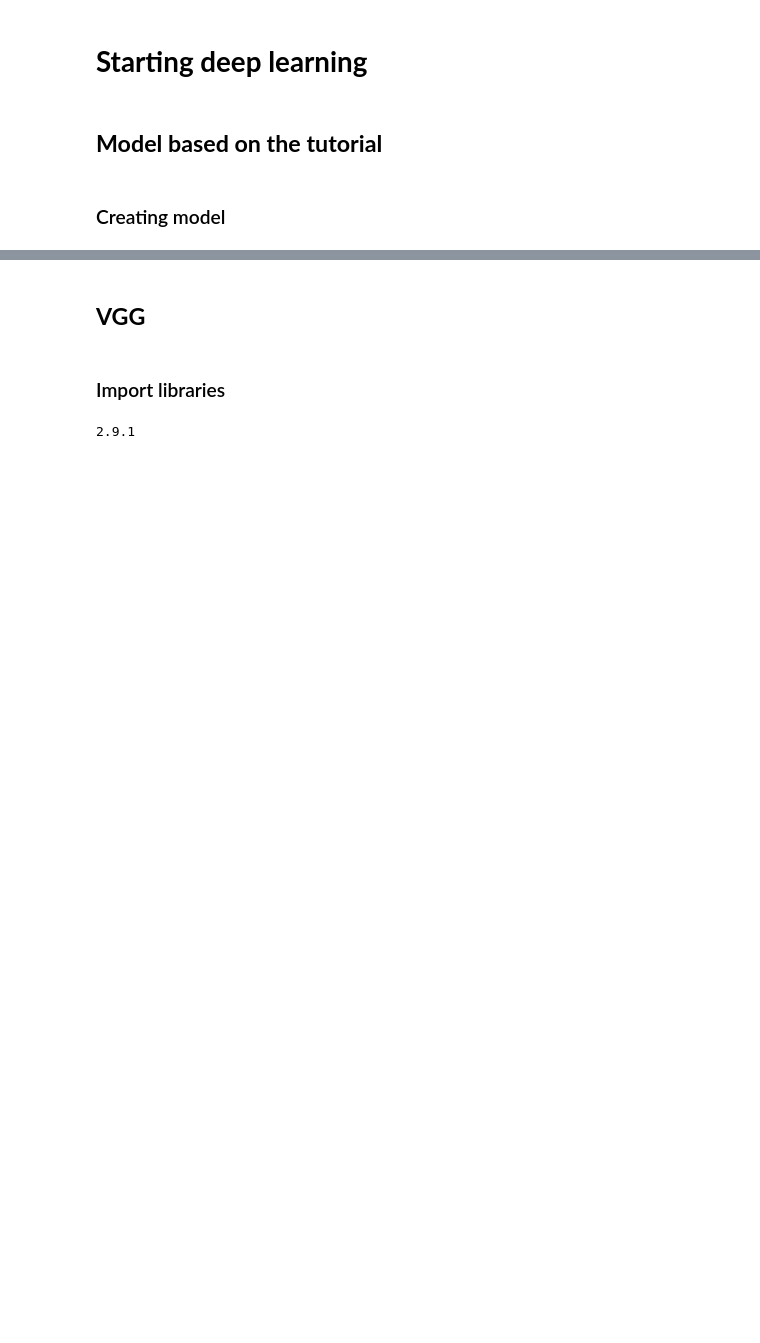
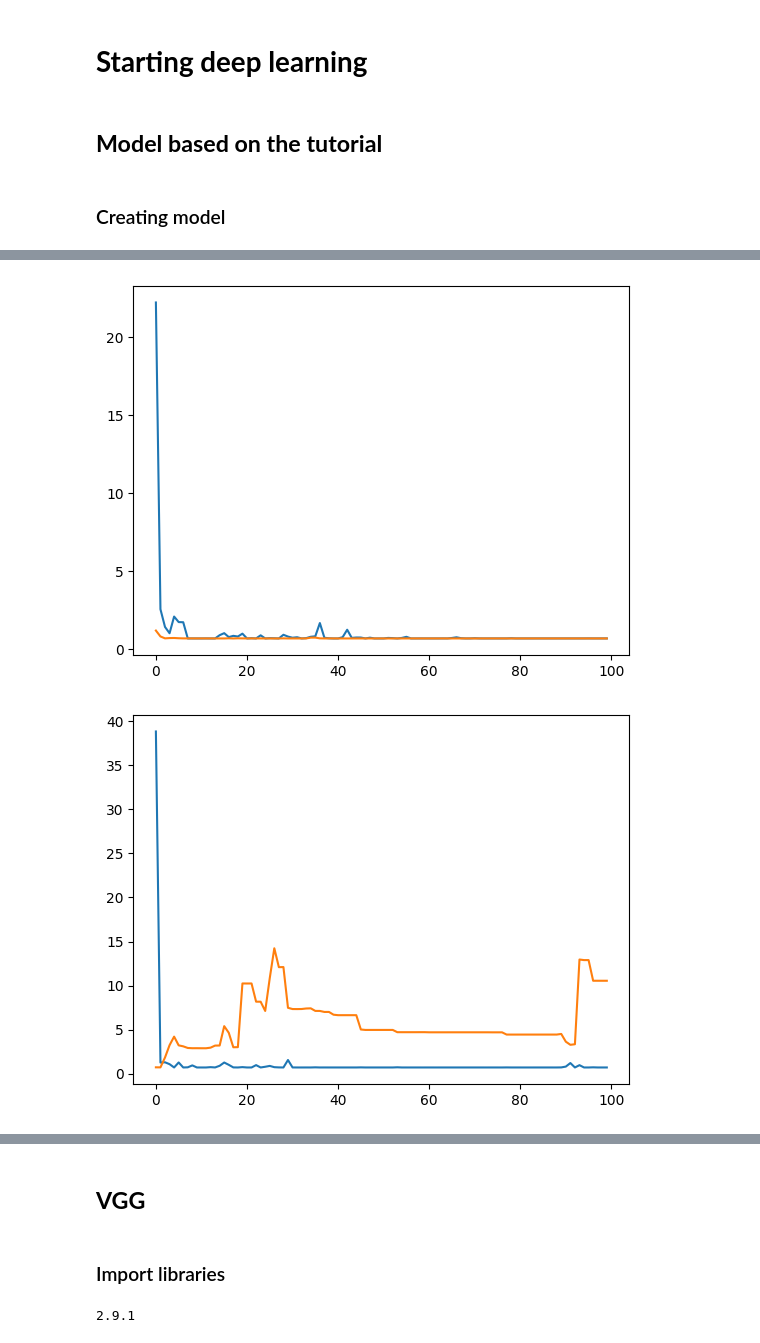
Before and after one commit to ANAGEO/slumap-ymca, a Jupyter notebook: Deep_Nairobi.ipynb, the cells around one changed output, grey strips where cells are left out. Drawn from its saved outputs; the diff is of its cells as text; code cells hidden in the pictures; blank space fills up the shorter version.

```diff
--- a/Deep_Nairobi.ipynb
+++ b/Deep_Nairobi.ipynb
@@ -183,7 +217,7 @@ model.compile(optimizer=RMSprop(learning_rate=0.001),
 # %%
 class myCallback(tf.keras.callbacks.Callback):
   def on_epoch_end(self, epoch, logs = {}):
-    if logs.get('accuracy') > 0.798:
+    if logs.get('accuracy') > 0.90:
       print("\n Enough accuracy")
       self.model.stop_training = True
 
@@ -193,2 +224,0 @@ callbacks = myCallback()
-# %%
-history = model.fit(stack_train, patch_lulc_train, epochs=20, batch_size=10, callbacks=[callbacks])
@@ -229,2 +270,0 @@ stack = stackage(path_grid_raster)
-# %%
-stack_grid = normalise_01(stack)
@@ -269,0 +271,15 @@ with open('prob_slum.csv','w') as file :
+# %%
+RD = []
+HIST = []
+PRED = []
+for i in range(5) :
+    rd = np.random.randint(1,500)
+    RD.append(rd)
+    patch_id_train, patch_id_test, patch_lulc_train, patch_lulc_test = train_test_split(patch_id,patch_lulc, test_size=0.2, random_state=rd)
+    stack_train = assimilation(patch_id_train, patch_id_test)[0]
+    stack_test = assimilation(patch_id_train, patch_id_test)[1]
+    history, predict = basic_model(stack_train, patch_lulc_train, stack_test,patch_lulc_test, stack_grid, 100, 64, callbacks)
+    HIST.append(history)
+    PRED.append(predict)
+
+print(RD)
@@ -269,0 +304,8 @@ with open('prob_slum.csv','w') as file :
+# %%
+for history in HIST :
+    plt.plot(history.history["loss"])
+    plt.plot(history.history['val_loss'])
+    plt.show()
+# %% [output]
+[figure, added]
+[figure, added]
```
Also changed, not shown: parts of 53 cells of this notebook, 7 other files.
